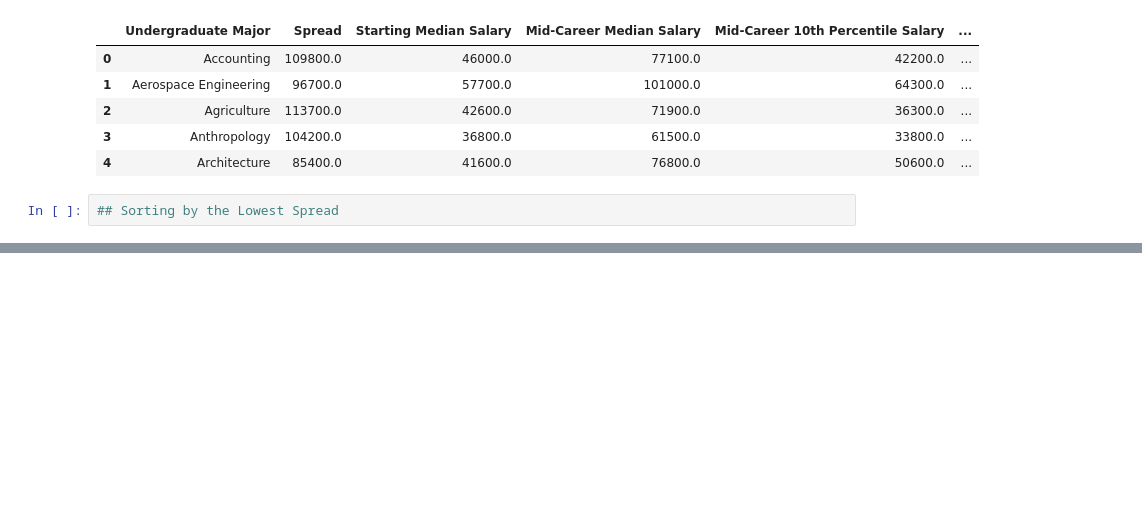
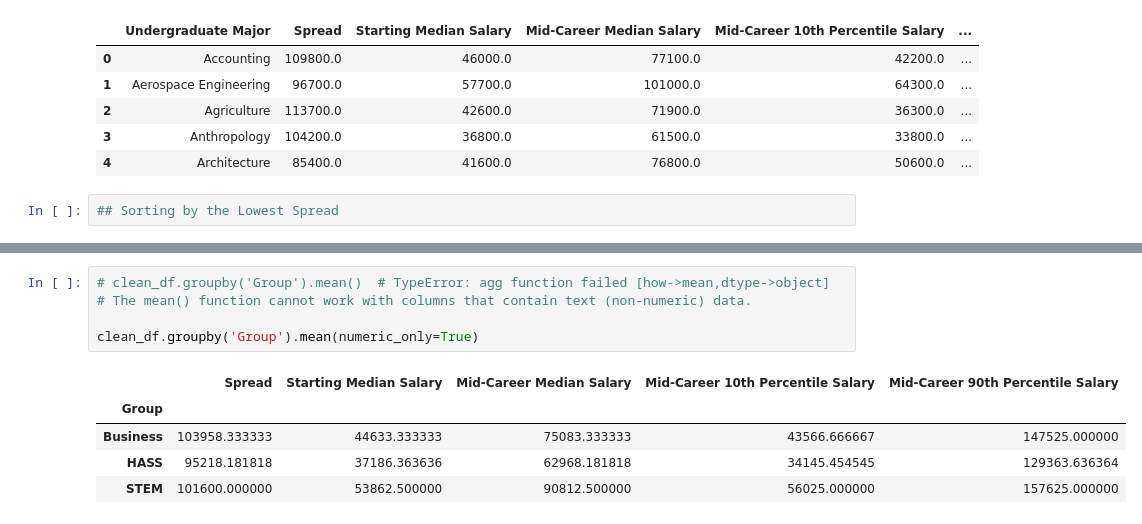
Before and after one commit to SiracencoSerghei/Bootcamp_Python, a Jupyter notebook: day_72/main.ipynb, the cells around one changed output, grey strips where cells are left out. Drawn from its saved outputs; the diff is of its cells as text; blank space fills up the shorter version.

```diff
--- a/day_72/main.ipynb
+++ b/day_72/main.ipynb
@@ -221,0 +253,11 @@ low_risk[['Undergraduate Major', 'Spread']].head(7)
+# %%
+# clean_df.groupby('Group').mean()  # TypeError: agg function failed [how->mean,dtype->object]
+# The mean() function cannot work with columns that contain text (non-numeric) data.
+
+clean_df.groupby('Group').mean(numeric_only=True)
+# %% [output]
+|  | Spread | Starting Median Salary | Mid-Career Median Salary | Mid-Career 10th Percentile Salary | Mid-Career 90th Percentile Salary |
+| Group |  |  |  |  |  |
+| Business | 103958.333333 | 44633.333333 | 75083.333333 | 43566.666667 | 147525.000000 |
+| HASS | 95218.181818 | 37186.363636 | 62968.181818 | 34145.454545 | 129363.636364 |
+| STEM | 101600.000000 | 53862.500000 | 90812.500000 | 56025.000000 | 157625.000000 |
```
Also changed, not shown: parts of 23 cells of this notebook.
